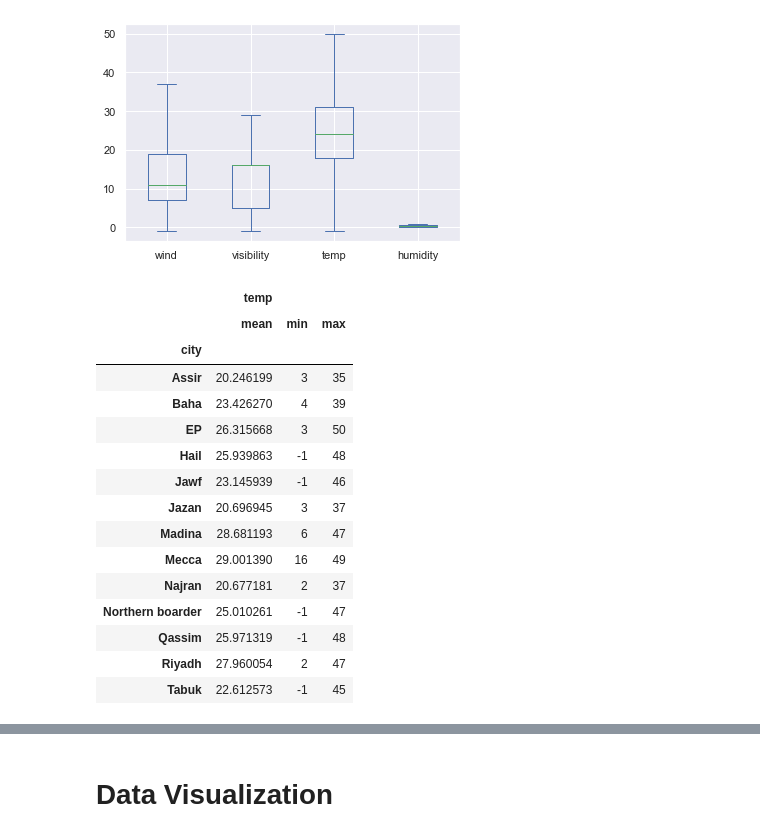
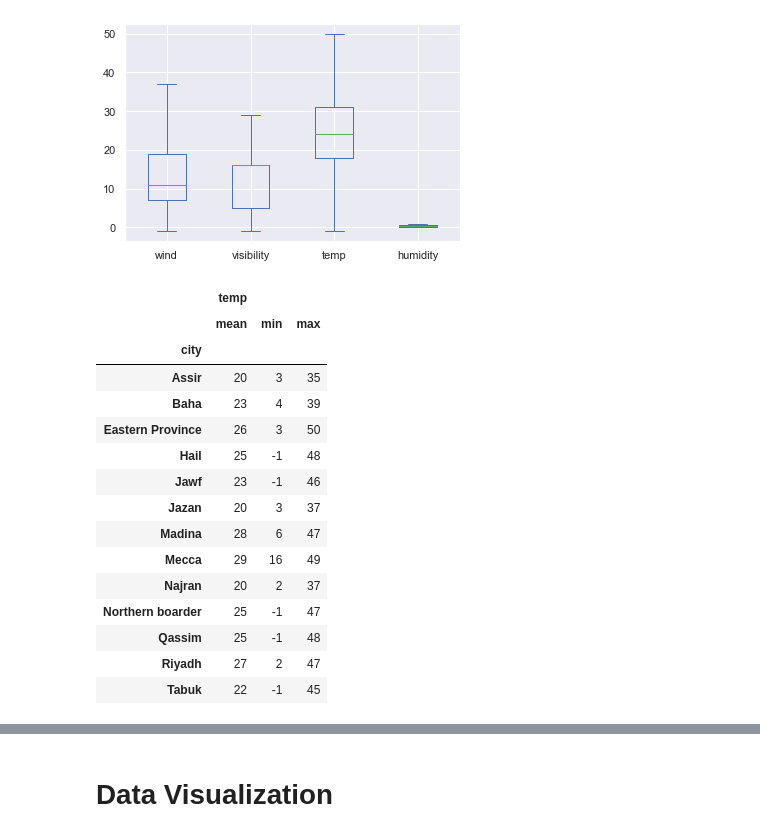
Before and after one commit to M0hannad/KSA_Weather_Prediction, a Jupyter notebook: Notebook/PROJECT.ipynb, the cells around one changed output, grey strips where cells are left out. Drawn from its saved outputs; the diff is of its cells as text; code cells hidden in the pictures.

```diff
--- a/Notebook/PROJECT.ipynb
+++ b/Notebook/PROJECT.ipynb
@@ -18,4 +20,4 @@ warnings.filterwarnings("ignore")
 # %%
 # Reading the csv file and nameing the DataFrame.
 
-df = pd.read_csv(r'C:\Users\Mohannad\Documents\DS_course_project\data\weather-sa-2017-2019-clean.csv')
+df = pd.read_csv('../data/weather-sa-2017-2019-clean.csv')
@@ -214,23 +219,23 @@ df[['wind', 'visibility', 'temp', 'humidity']].plot(kind='box')
 [figure]
 # %%
 # using groupby function with aggregation to get mean, min and max values for temprature per city
-result = df.groupby('city').agg({'temp': ['mean', 'min', 'max']})
+result = df.groupby('city').agg({'temp': ['mean', 'min', 'max']}).astype(int)
 
 result
 # %% [output]
 |  | temp |  |  |
 |  | mean | min | max |
 | city |  |  |  |
-| Assir | 20.246199 | 3 | 35 |
-| Baha | 23.426270 | 4 | 39 |
-| EP | 26.315668 | 3 | 50 |
-| Hail | 25.939863 | -1 | 48 |
-| Jawf | 23.145939 | -1 | 46 |
-| Jazan | 20.696945 | 3 | 37 |
-| Madina | 28.681193 | 6 | 47 |
-| Mecca | 29.001390 | 16 | 49 |
-| Najran | 20.677181 | 2 | 37 |
-| Northern boarder | 25.010261 | -1 | 47 |
-| Qassim | 25.971319 | -1 | 48 |
-| Riyadh | 27.960054 | 2 | 47 |
-| Tabuk | 22.612573 | -1 | 45 |
+| Assir | 20 | 3 | 35 |
+| Baha | 23 | 4 | 39 |
+| Eastern Province | 26 | 3 | 50 |
+| Hail | 25 | -1 | 48 |
+| Jawf | 23 | -1 | 46 |
+| Jazan | 20 | 3 | 37 |
+| Madina | 28 | 6 | 47 |
+| Mecca | 29 | 16 | 49 |
+| Najran | 20 | 2 | 37 |
+| Northern boarder | 25 | -1 | 47 |
+| Qassim | 25 | -1 | 48 |
+| Riyadh | 27 | 2 | 47 |
+| Tabuk | 22 | -1 | 45 |
```
Also changed, not shown: parts of 33 cells of this notebook.
